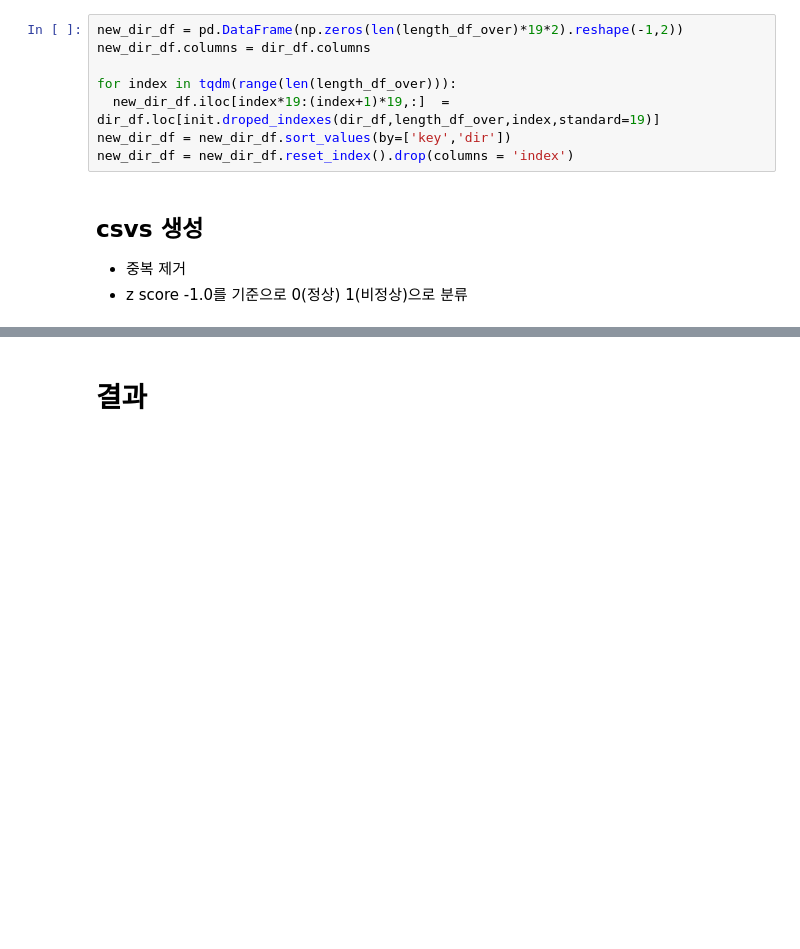
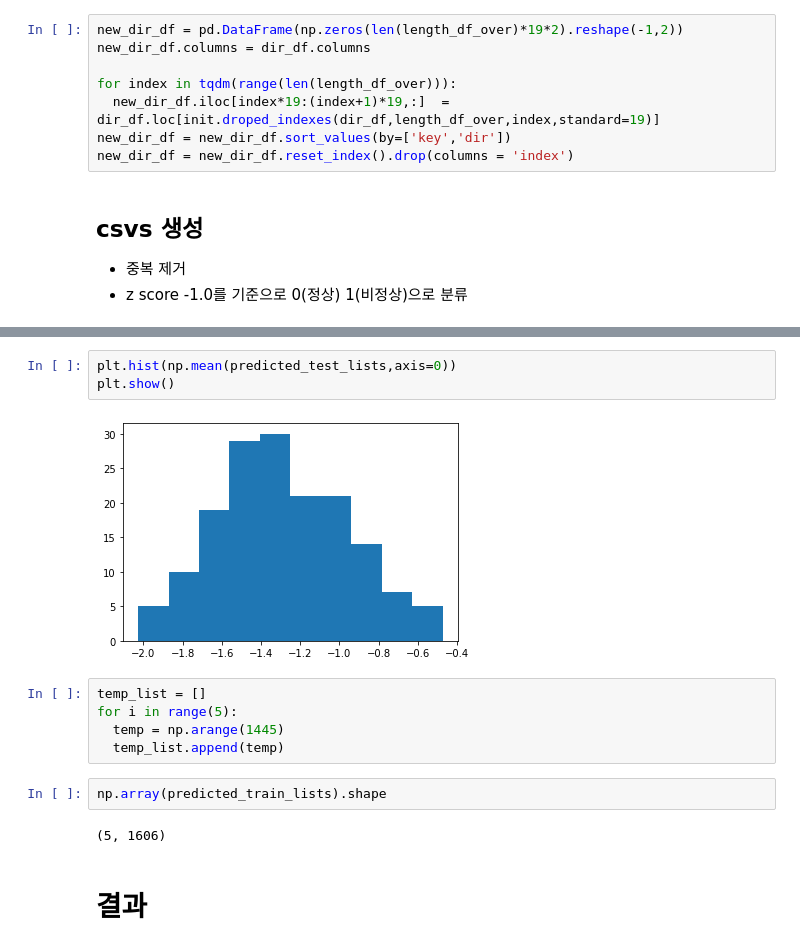
Before and after one commit to crimama/MRI_classification, a Jupyter notebook: MRI프로젝트_최종결과레포트.ipynb, the cells around one changed output, grey strips where cells are left out. Drawn from its saved outputs; the diff is of its cells as text; blank space fills up the shorter version.

```diff
--- a/MRI프로젝트_최종결과레포트.ipynb
+++ b/MRI프로젝트_최종결과레포트.ipynb
@@ -233,3 +553,17 @@ plt.show()
+# %%
+plt.hist(np.mean(predicted_test_lists,axis=0))
+plt.show()
+# %% [output]
+[figure, added]
+# %%
+temp_list = []
+for i in range(5):
+  temp = np.arange(1445)
+  temp_list.append(temp)
+# %%
+np.array(predicted_train_lists).shape
+# %% [output]
+(5, 1606)
 # %% [markdown]
 # 결과
 # %%
```
Also changed, not shown: parts of 41 cells of this notebook, 6 other files.
